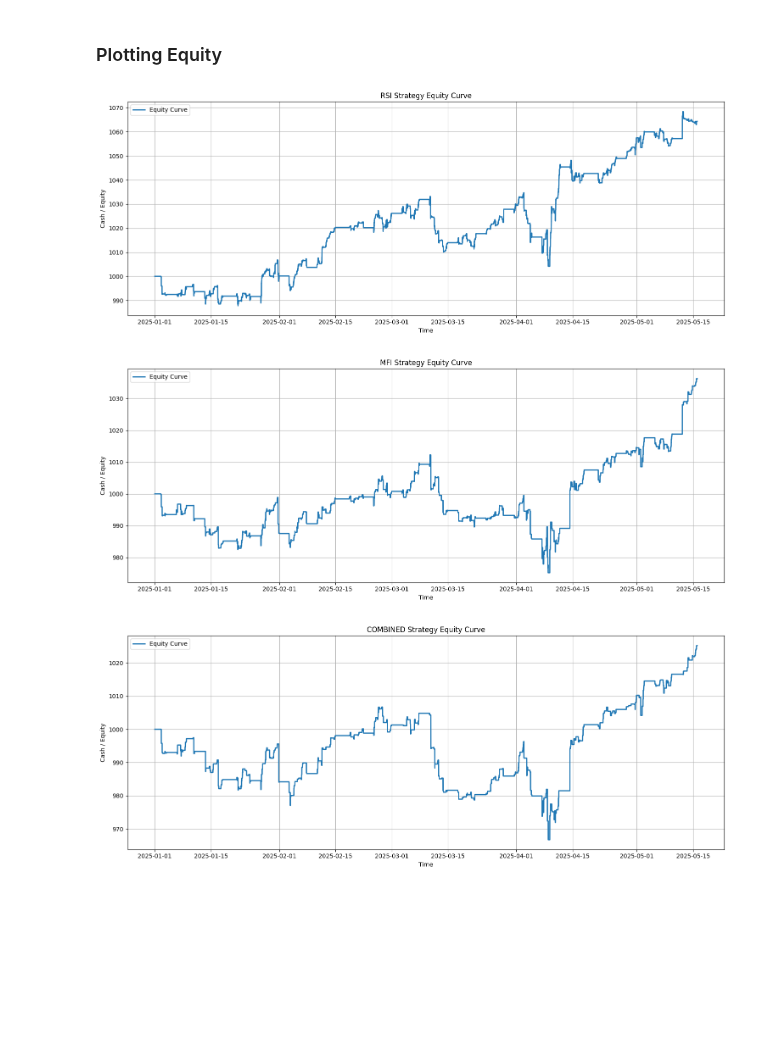
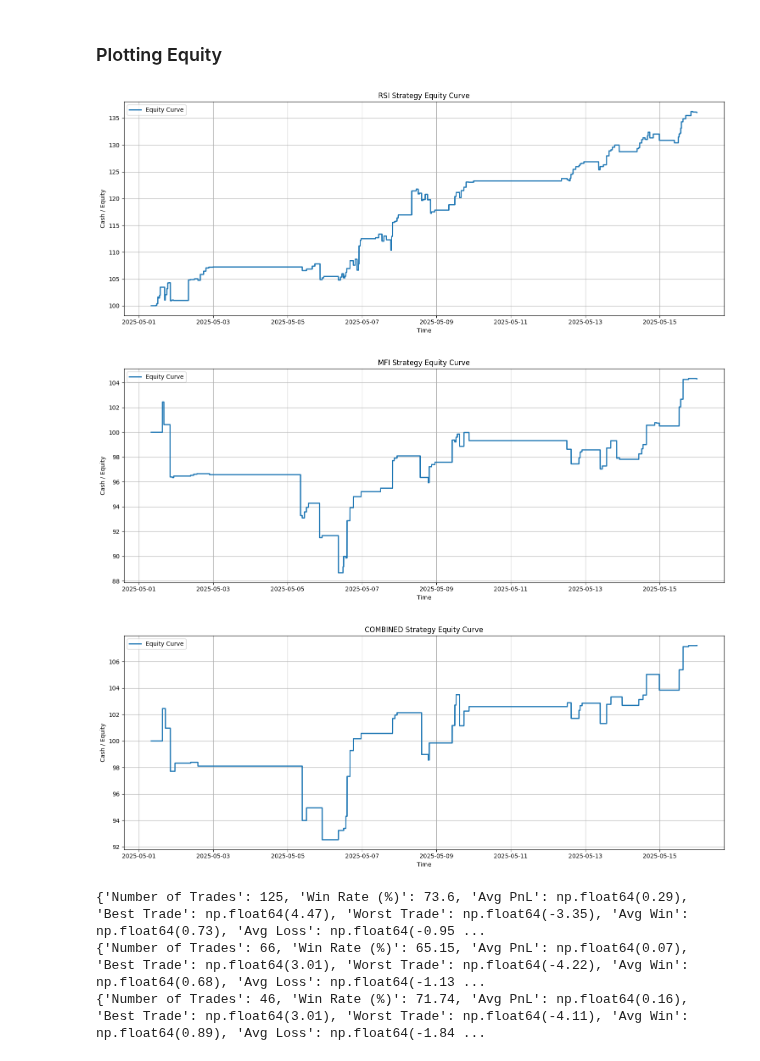
Before and after one commit to Code-For-3/Trading-for-Dummies, a Jupyter notebook: Indicators.ipynb, the cells around one changed output. Cells and saved outputs as stored; diff of their text form; code cells hidden in the pictures; blank space fills up the shorter version.

```diff
--- a/Indicators.ipynb
+++ b/Indicators.ipynb
@@ -175,22 +121,28 @@ def plot_equity_curve(equity_rsi, equity_mfi, equity_combined):
     plt.tight_layout()
     plt.show()
 # %%
-df = get_stock_data("AAPL", "2025-01-01", "2025-05-16", "Minute", 1)
+df = get_stock_data("SPY", "2025-05-01", "2025-05-16", "Minute", 1)
 
 # RSI
 signals = generate_signals_rsi(df)
-equity_rsi, trades = backtest(signals)
+equity_rsi, trade_log_rsi = backtest(signals)
 
 # MFI
 signals = generate_signals_mfi(df)
-equity_mfi, trades = backtest(signals)
+equity_mfi, trade_log_mfi = backtest(signals)
 
 # Combined
 signals = generate_combined_signal(df)
-equity_combined, trades = backtest(signals)
+equity_combined, trade_log_combined = backtest(signals)
 
 plot_equity_curve(equity_rsi, equity_mfi, equity_combined)
+print(evaluate_trades(trade_log_rsi))
+print(evaluate_trades(trade_log_mfi))
+print(evaluate_trades(trade_log_combined))
 # %% [output]
-[figure, old version]
+[figure, new version]
-[figure, old version]
+[figure, new version]
-[figure, old version]
+[figure, new version]
+{'Number of Trades': 125, 'Win Rate (%)': 73.6, 'Avg PnL': np.float64(0.29), 'Best Trade': np.float64(4.47), 'Worst Trade': np.float64(-3.35), 'Avg Win': np.float64(0.73), 'Avg Loss': np.float64(-0.95 ...
+{'Number of Trades': 66, 'Win Rate (%)': 65.15, 'Avg PnL': np.float64(0.07), 'Best Trade': np.float64(3.01), 'Worst Trade': np.float64(-4.22), 'Avg Win': np.float64(0.68), 'Avg Loss': np.float64(-1.13 ...
+{'Number of Trades': 46, 'Win Rate (%)': 71.74, 'Avg PnL': np.float64(0.16), 'Best Trade': np.float64(3.01), 'Worst Trade': np.float64(-4.11), 'Avg Win': np.float64(0.89), 'Avg Loss': np.float64(-1.84 ...
```
Also changed, not shown: parts of 11 cells of this notebook, 1 other file.
